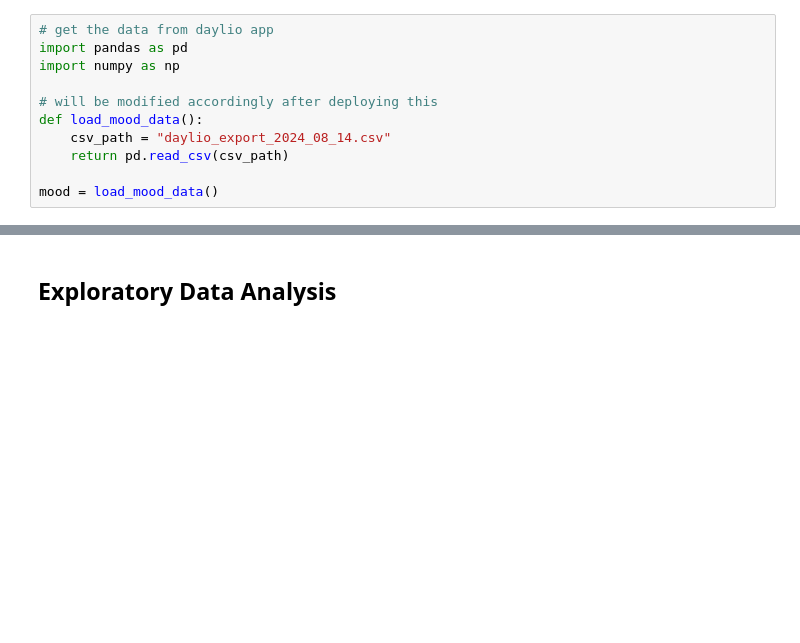
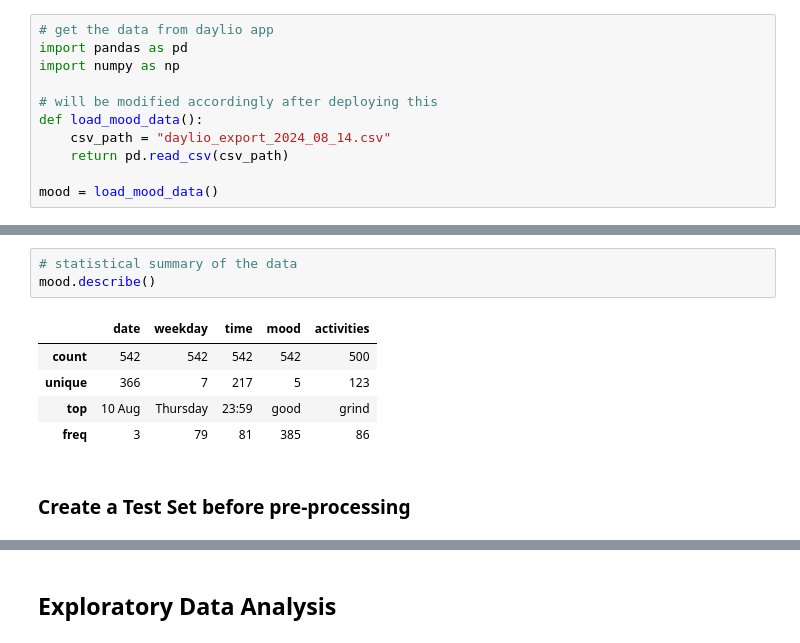
Before and after one commit to samservo09/mood-trend, a Jupyter notebook: mood_trend.ipynb, the cells around one changed output, grey strips where cells are left out. Saved outputs shown, nothing was run; the diff lists cells and outputs as text; blank space fills up the shorter version.

```diff
--- a/mood_trend.ipynb
+++ b/mood_trend.ipynb
@@ -34,0 +110,11 @@ mood = load_mood_data()
+# %%
+# statistical summary of the data
+mood.describe()
+# %% [output]
+|  | date | weekday | time | mood | activities |
+| count | 542 | 542 | 542 | 542 | 500 |
+| unique | 366 | 7 | 217 | 5 | 123 |
+| top | 10 Aug | Thursday | 23:59 | good | grind |
+| freq | 3 | 79 | 81 | 385 | 86 |
+# %% [markdown]
+### Create a Test Set before pre-processing
```
Also changed, not shown: parts of 10 cells of this notebook.
